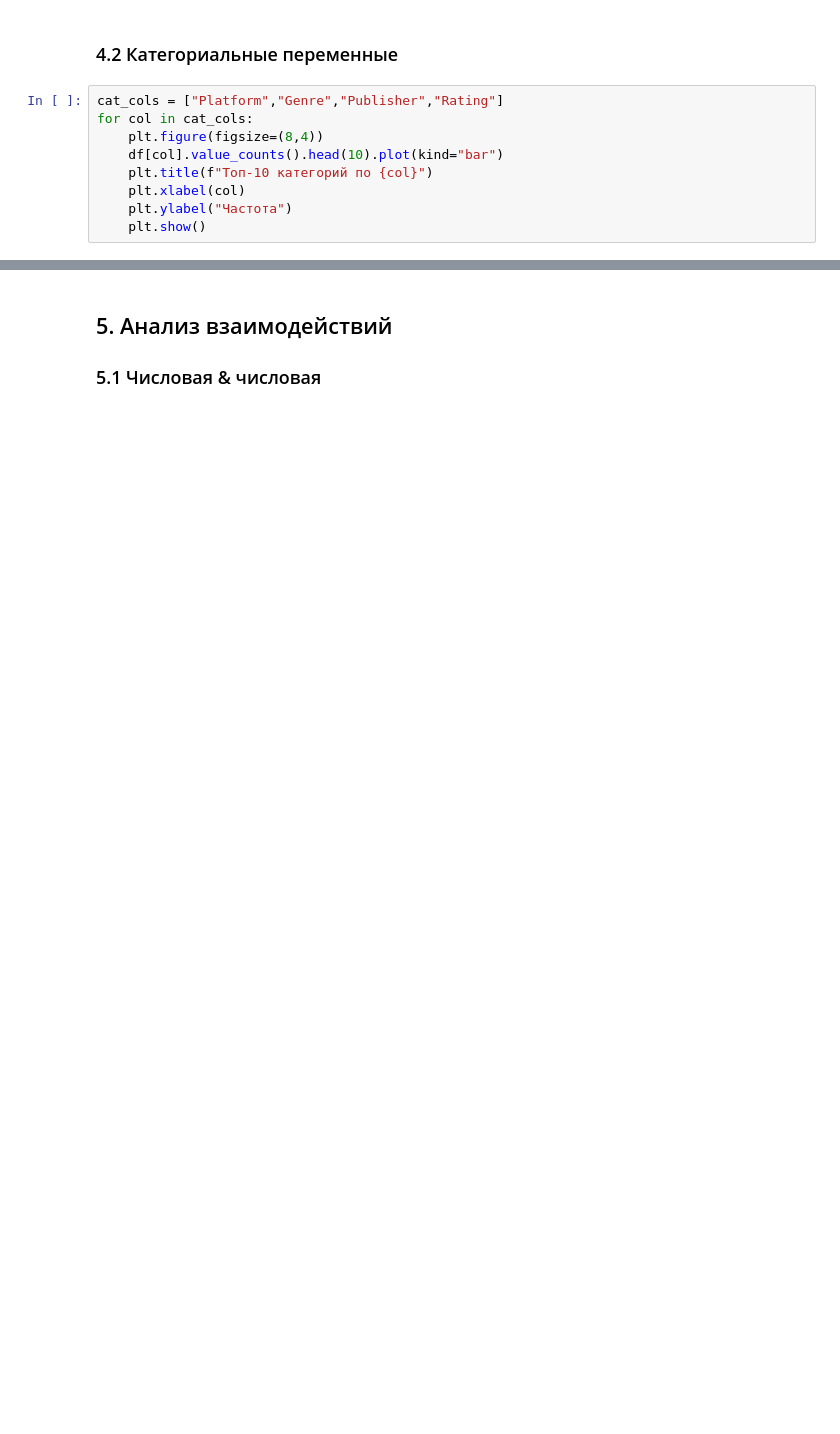
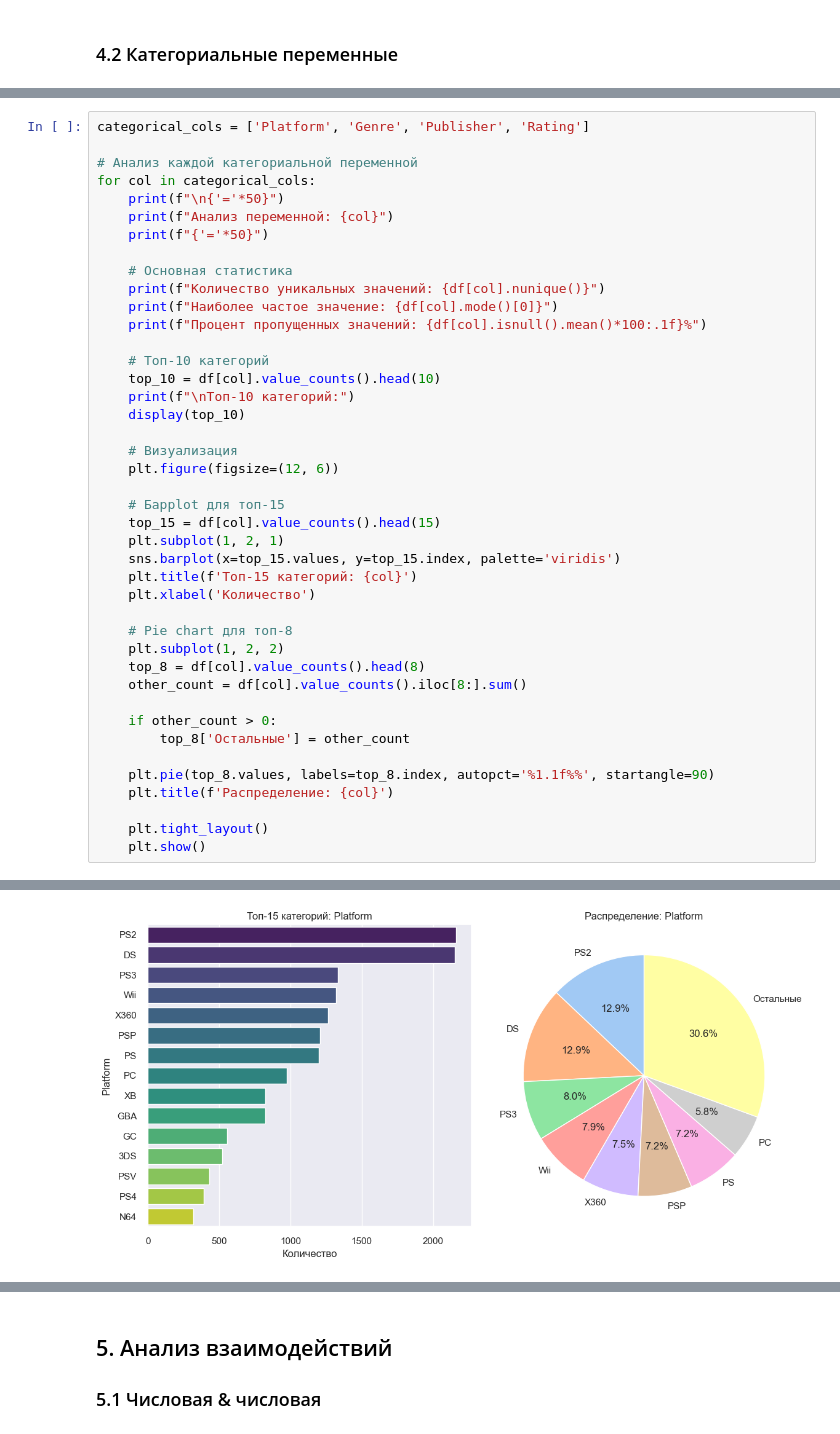
Before and after one commit to CABBAjoy/-, a Jupyter notebook: Video_Game_Sales_Analysis.ipynb, the cells around one changed output, grey strips where cells are left out. Drawn from its saved outputs; the diff is of its cells as text; blank space fills up the shorter version.

```diff
--- a/Video_Game_Sales_Analysis.ipynb
+++ b/Video_Game_Sales_Analysis.ipynb
@@ -120,11 +308,2 @@ for col in num_cols:
 # %% [markdown]
 ### 4.2 Категориальные переменные
-# %%
-cat_cols = ["Platform","Genre","Publisher","Rating"]
-for col in cat_cols:
-    plt.figure(figsize=(8,4))
-    df[col].value_counts().head(10).plot(kind="bar")
-    plt.title(f"Топ-10 категорий по {col}")
-    plt.xlabel(col)
-    plt.ylabel("Частота")
-    plt.show()
@@ -135,0 +310,43 @@ for col in cat_cols:
+# %%
+categorical_cols = ['Platform', 'Genre', 'Publisher', 'Rating']
+
+# Анализ каждой категориальной переменной
+for col in categorical_cols:
+    print(f"\n{'='*50}")
+    print(f"Анализ переменной: {col}")
+    print(f"{'='*50}")
+
+    # Основная статистика
+    print(f"Количество уникальных значений: {df[col].nunique()}")
+    print(f"Наиболее частое значение: {df[col].mode()[0]}")
+    print(f"Процент пропущенных значений: {df[col].isnull().mean()*100:.1f}%")
+
+    # Топ-10 категорий
+    top_10 = df[col].value_counts().head(10)
+    print(f"\nТоп-10 категорий:")
+    display(top_10)
+
+    # Визуализация
+    plt.figure(figsize=(12, 6))
+
+    # Барplot для топ-15
+    top_15 = df[col].value_counts().head(15)
+    plt.subplot(1, 2, 1)
+    sns.barplot(x=top_15.values, y=top_15.index, palette='viridis')
+    plt.title(f'Топ-15 категорий: {col}')
+    plt.xlabel('Количество')
+
+    # Pie chart для топ-8
+    plt.subplot(1, 2, 2)
+    top_8 = df[col].value_counts().head(8)
+    other_count = df[col].value_counts().iloc[8:].sum()
+
+    if other_count > 0:
+        top_8['Остальные'] = other_count
+
+    plt.pie(top_8.values, labels=top_8.index, autopct='%1.1f%%', startangle=90)
+    plt.title(f'Распределение: {col}')
+
+    plt.tight_layout()
+    plt.show()
+# %% [output]
@@ -135,0 +373 @@ for col in cat_cols:
+[figure, added]
```
Also changed, not shown: parts of 38 cells of this notebook.
